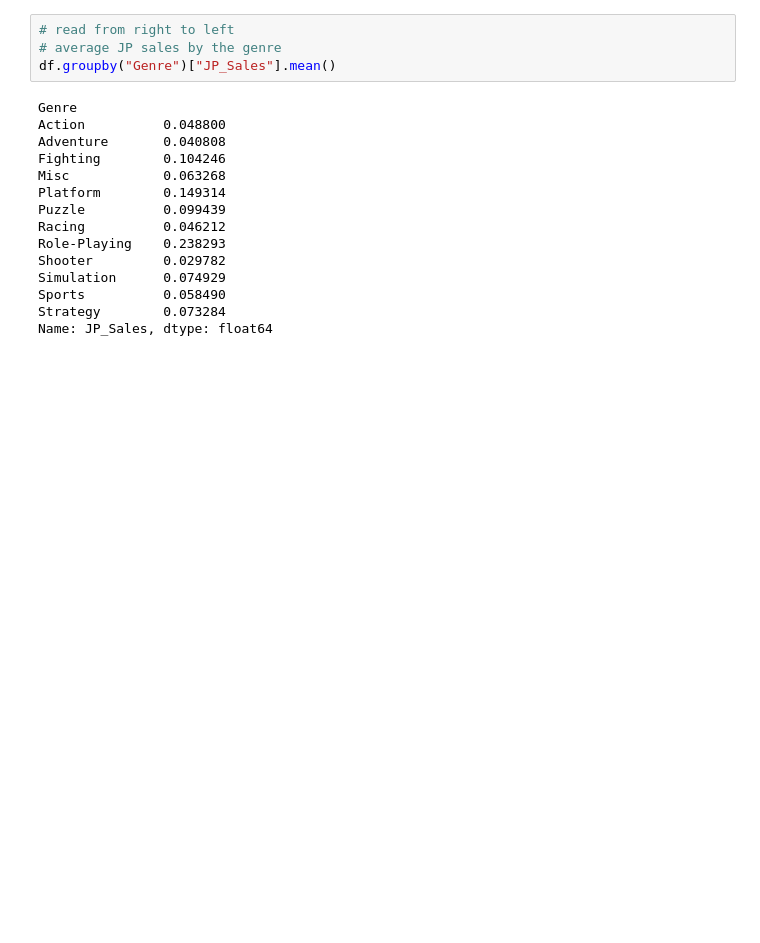
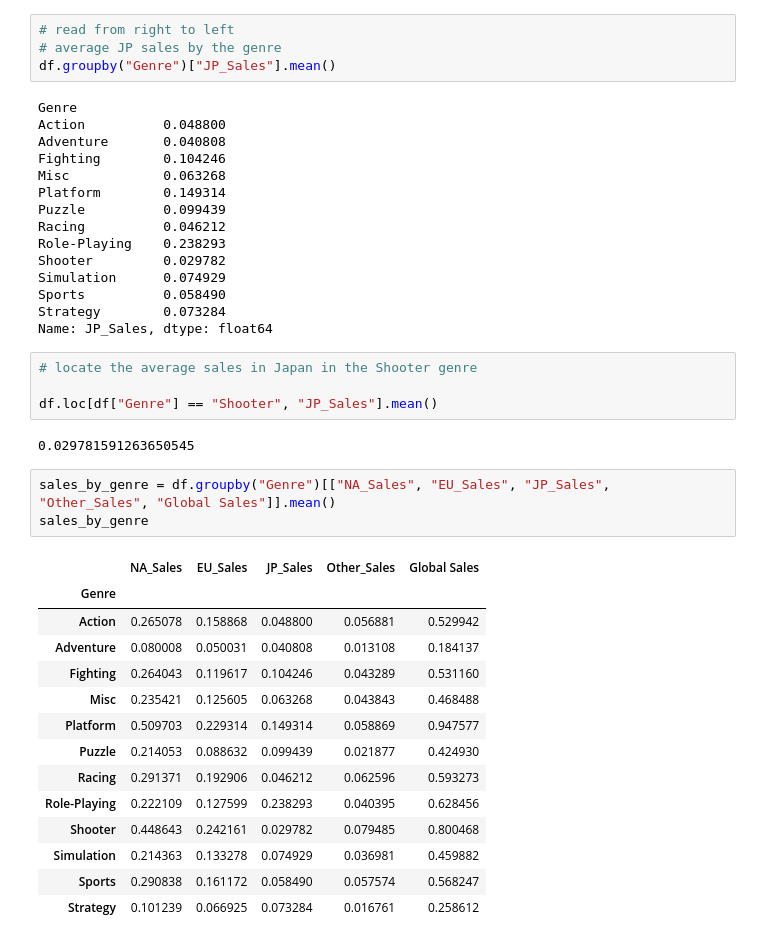
Before and after one commit to sienchoon/coding-challenge-practice, a Jupyter notebook: Pandas_Practice/tutorial_df.ipynb, the cells around one changed output. Drawn from its saved outputs; the diff is of its cells as text; blank space fills up the shorter version.

```diff
--- a/Pandas_Practice/tutorial_df.ipynb
+++ b/Pandas_Practice/tutorial_df.ipynb
@@ -756,3 +756,27 @@ Simulation      0.074929
 Sports          0.058490
 Strategy        0.073284
 Name: JP_Sales, dtype: float64
+# %%
+# locate the average sales in Japan in the Shooter genre
+
+df.loc[df["Genre"] == "Shooter", "JP_Sales"].mean()
+# %% [output]
+0.029781591263650545
+# %%
+sales_by_genre = df.groupby("Genre")[["NA_Sales", "EU_Sales", "JP_Sales", "Other_Sales", "Global Sales"]].mean()
+sales_by_genre
+# %% [output]
+|  | NA_Sales | EU_Sales | JP_Sales | Other_Sales | Global Sales |
+| Genre |  |  |  |  |  |
+| Action | 0.265078 | 0.158868 | 0.048800 | 0.056881 | 0.529942 |
+| Adventure | 0.080008 | 0.050031 | 0.040808 | 0.013108 | 0.184137 |
+| Fighting | 0.264043 | 0.119617 | 0.104246 | 0.043289 | 0.531160 |
+| Misc | 0.235421 | 0.125605 | 0.063268 | 0.043843 | 0.468488 |
+| Platform | 0.509703 | 0.229314 | 0.149314 | 0.058869 | 0.947577 |
+| Puzzle | 0.214053 | 0.088632 | 0.099439 | 0.021877 | 0.424930 |
+| Racing | 0.291371 | 0.192906 | 0.046212 | 0.062596 | 0.593273 |
+| Role-Playing | 0.222109 | 0.127599 | 0.238293 | 0.040395 | 0.628456 |
+| Shooter | 0.448643 | 0.242161 | 0.029782 | 0.079485 | 0.800468 |
+| Simulation | 0.214363 | 0.133278 | 0.074929 | 0.036981 | 0.459882 |
+| Sports | 0.290838 | 0.161172 | 0.058490 | 0.057574 | 0.568247 |
+| Strategy | 0.101239 | 0.066925 | 0.073284 | 0.016761 | 0.258612 |
```
Also changed, not shown: parts of 2 cells of this notebook, 1 other file.
